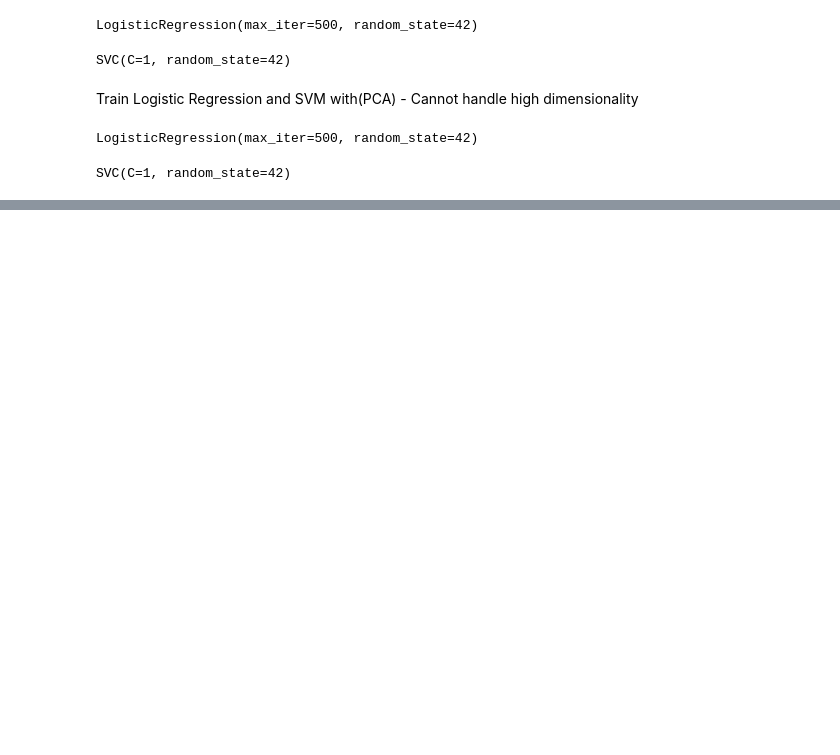
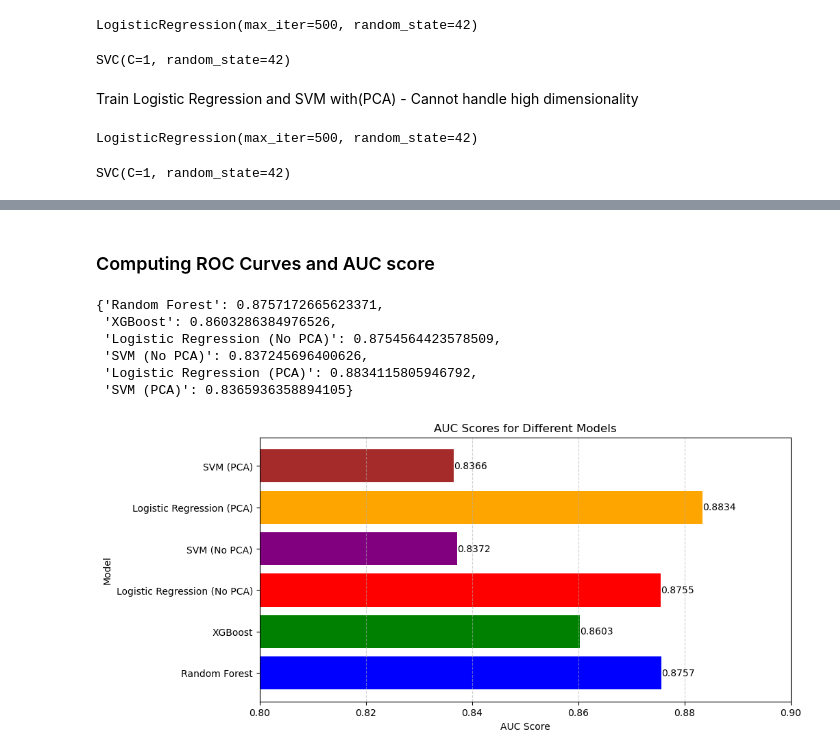
Before and after one commit to RizikiLily/CLASSIFICATION_TITANIC, a Jupyter notebook: classification.ipynb, the cells around one changed output, grey strips where cells are left out. Saved outputs shown, nothing was run; the diff lists cells and outputs as text; code cells hidden in the pictures; blank space fills up the shorter version.

```diff
--- a/classification.ipynb
+++ b/classification.ipynb
@@ -316,0 +318,2 @@ weighted avg       0.53      0.55      0.54       179
+# %% [markdown]
+### Computing ROC Curves and AUC score
@@ -316,0 +346,49 @@ weighted avg       0.53      0.55      0.54       179
+# %%
+# Store AUC scores in a dictionary
+auc_scores = {
+    "Random Forest": auc_rf,
+    "XGBoost": auc_xgb,
+    "Logistic Regression (No PCA)": auc_lr,
+    "SVM (No PCA)": auc_svm,
+    "Logistic Regression (PCA)": auc_lr_pca,
+    "SVM (PCA)": auc_svm_pca
+}
+
+# Print dictionary
+auc_scores
+# %% [output]
+{'Random Forest': 0.8757172665623371,
+ 'XGBoost': 0.8603286384976526,
+ 'Logistic Regression (No PCA)': 0.8754564423578509,
+ 'SVM (No PCA)': 0.837245696400626,
+ 'Logistic Regression (PCA)': 0.8834115805946792,
+ 'SVM (PCA)': 0.8365936358894105}
+# %%
+import matplotlib.pyplot as plt
+
+# AUC dictionary
+auc_scores = {
+    "Random Forest": 0.8757,
+    "XGBoost": 0.8603,
+    "Logistic Regression (No PCA)": 0.8755,
+    "SVM (No PCA)": 0.8372,
+    "Logistic Regression (PCA)": 0.8834,
+    "SVM (PCA)": 0.8366
+}
+
+# Plot
+plt.figure(figsize=(10, 5))
+plt.barh(list(auc_scores.keys()), list(auc_scores.values()), color=['blue', 'green', 'red', 'purple', 'orange', 'brown'])
+plt.xlabel("AUC Score")
+plt.ylabel("Model")
+plt.title("AUC Scores for Different Models")
+plt.xlim(0.8, 0.9)  # Adjusting x-axis for better visibility
+plt.grid(axis="x", linestyle="--", alpha=0.6)
+
+# Display values on bars
+for index, value in enumerate(auc_scores.values()):
+    plt.text(value, index, f"{value:.4f}", va="center", fontsize=10)
+
+plt.show()
+# %% [output]
+[figure, added]
```
Also changed, not shown: parts of 22 cells of this notebook.
